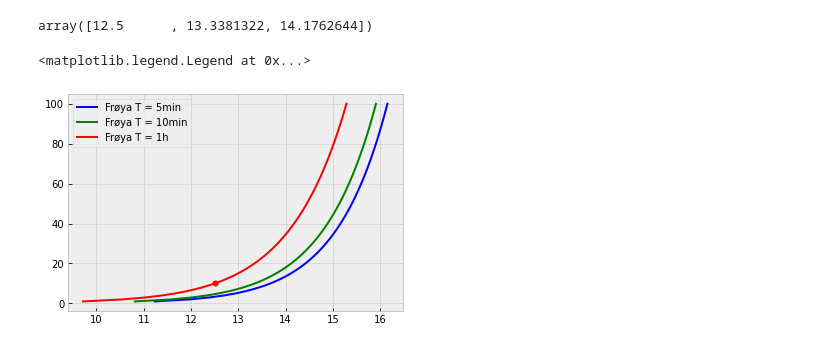
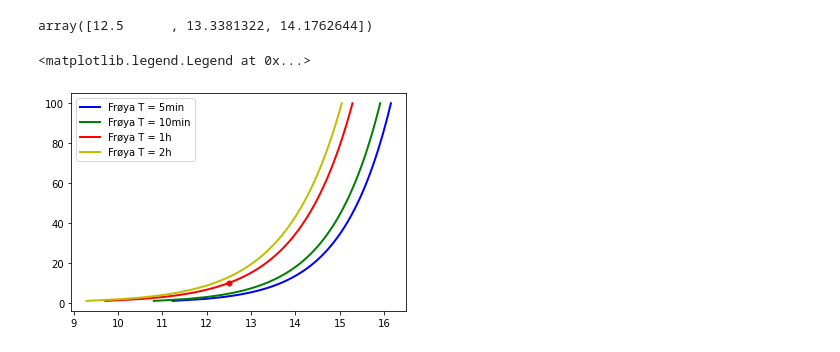
Before and after one commit to famiuer/EnvironmentalStudy, a Jupyter notebook: Section 2 Wind Conditions.ipynb, the cells around one changed output. Drawn from its saved outputs; the diff is of its cells as text; code cells hidden in the pictures.

Commit message:
add 2-hour Froya

```diff
--- a/Section 2 Wind Conditions.ipynb
+++ b/Section 2 Wind Conditions.ipynb
@@ -758,17 +758,19 @@ array([12.5      , 13.3381322, 14.1762644])
 # %%
 #Frøya wind profile model d
 Height = np.linspace(1,100, 100)
 U_0 = 12.5
 T_0 = 1
 H_0 = 10
 U_T5 = froya_profile(U_0, T_0, H_0, 1/12, Height)
 U_T10 = froya_profile(U_0, T_0, H_0, 1/6, Height)
 U_T60 = froya_profile(U_0, T_0, H_0, 1, Height)
+U_T120 = froya_profile(U_0, T_0, H_0, 2, Height)
 plt.plot(U_T5, Height, "b-", lw=2,label = f'Frøya T = 5min')
 plt.plot(U_T10, Height, "g-", lw=2,label = f'Frøya T = 10min')
 plt.plot(U_T60, Height, "r-", lw=2,label = f'Frøya T = 1h')
+plt.plot(U_T120, Height, "y-", lw=2,label = f'Frøya T = 2h')
 plt.plot(U_0, H_0,'.r',markersize=10)
 plt.legend()
 # %% [output]
 <matplotlib.legend.Legend at 0x...>
-[figure, old version]
+[figure, new version]
```
Also changed, not shown: parts of 1 cell of this notebook.
